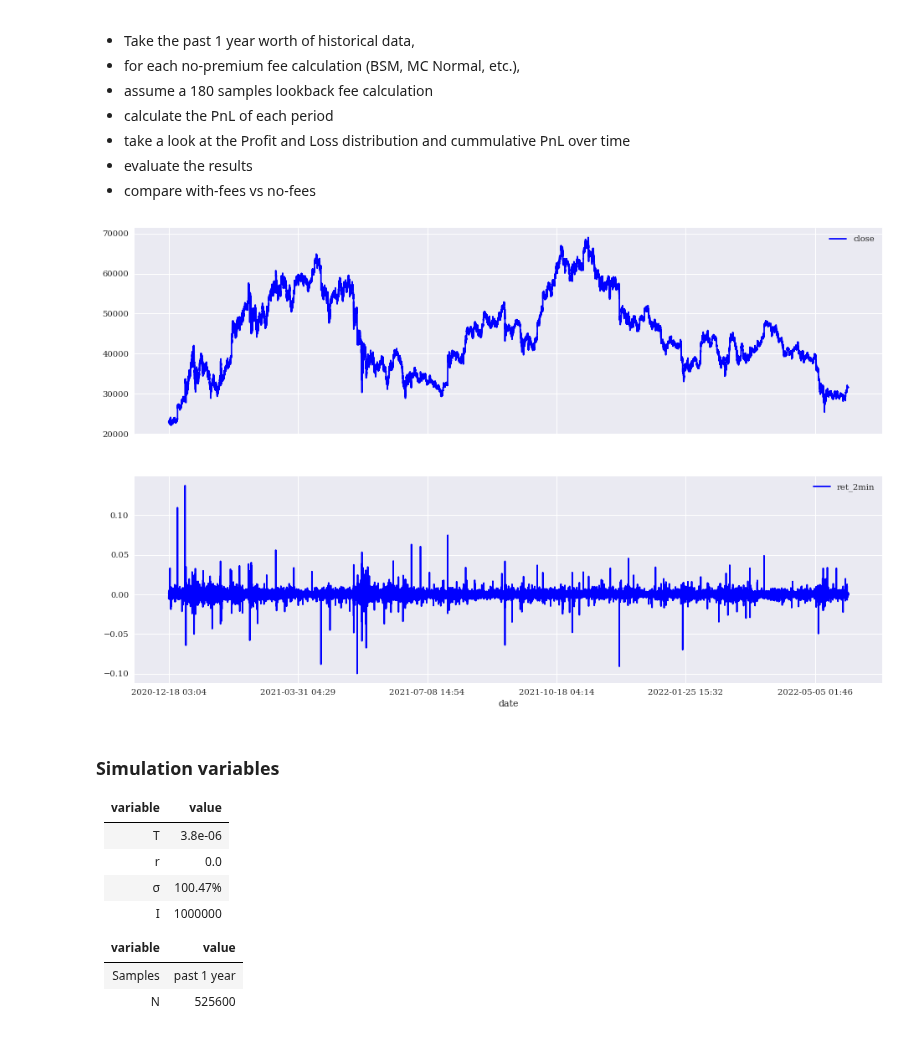
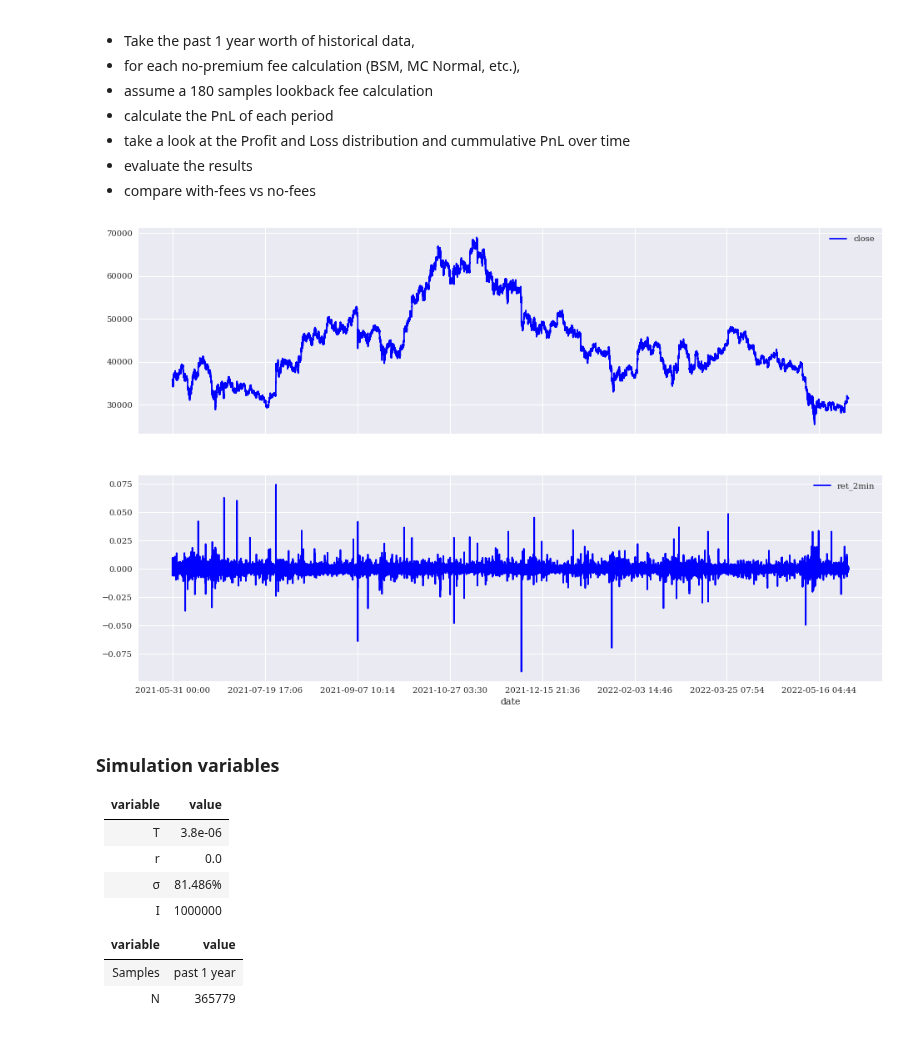
Before and after one commit to sebastienverreault/option_risk_analysis2, a Jupyter notebook: pnl_historical_simulation.ipynb, the cells around one changed output. Saved outputs shown, nothing was run; the diff lists cells and outputs as text; code cells hidden in the pictures.

```diff
--- a/pnl_historical_simulation.ipynb
+++ b/pnl_historical_simulation.ipynb
@@ -97,7 +97,7 @@ def mc_no_premium_call_option_fee(S0, T, sigma, I):
         K_at_money = S0
 
         # underlying price vector at maturity
-        mc_rng = default_rng()
+        mc_rng = default_rng(99)
         ST = S0 * np.exp((r - sigma ** 2 / 2) * T + sigma * math.sqrt(T) * mc_rng.standard_normal(I))
 
         def mc_premium(K):
@@ -142,7 +142,7 @@ def mc_laplace_no_premium_call_option_fee(S0, T, sample, I):
         K_at_money = S0
 
         # underlying price vector at maturity
-        mc_rng = default_rng()
+        mc_rng = default_rng(99)
         ST = S0 * np.exp(laplace.rvs(loc, scale, size=I, random_state=99))
 
         def mc_premium(K):
@@ -187,7 +187,7 @@ def mc_student_t_no_premium_call_option_fee(S0, T, sample, I):
         K_at_money = S0
 
         # underlying price vector at maturity
-        mc_rng = default_rng()
+        mc_rng = default_rng(99)
         ST = S0 * np.exp(student_t.rvs(df, tloc, tscale, size=I, random_state=99))
 
         def mc_premium(K):
@@ -224,11 +224,14 @@ def mc_student_t_no_premium_call_option_fee(S0, T, sample, I):
 # Data set
 btcusd_1min = pd.read_csv("./BTCUSD.csv", sep=",", header=0, names=["date","open","high","low","close"], index_col="date")
 
+# Using the past year only
+# nb_2min_in_1y = 365*24*60
+# ret_2min = btcusd_1min['ret_2min'][-nb_2min_in_1y:]
+btcusd_1min = btcusd_1min.truncate(before='2021-05-31')
+
+# calc 2min log-returns
 btcusd_1min['ret_2min'] = np.log(btcusd_1min['close'] / btcusd_1min['close'].shift(2))
-
-# Using the past year only
-nb_2min_in_1y = 365*24*60
-ret_2min = btcusd_1min['ret_2min'][-nb_2min_in_1y:]
+ret_2min = btcusd_1min['ret_2min']
 
 # the 2-min vol
 vol_2min = ret_2min.std()
@@ -238,11 +241,11 @@ nb_2min_per_year = 60/2 * 24 * 365.25
 vol_ann = vol_2min * sqrt(nb_2min_per_year)
 # %%
 
-btcusd_1min[['close', 'ret_2min']][-nb_2min_in_1y:].plot(subplots=True, style='b', figsize=(16, 10))
+btcusd_1min[['close', 'ret_2min']].plot(subplots=True, style='b', figsize=(16, 10))
 
 plt.show()
 # %% [output]
-[figure, old version]
+[figure, new version]
 # %%
 
 # risk free rate (no present value discounting)
@@ -258,7 +261,7 @@ sigma = vol_ann
 I = 1_000_000
 
 # sample size
-N = nb_2min_in_1y
+N = btcusd_1min['close'].size
 
 header = '''|variable|value|
 |:-:|-:|'''
@@ -285,12 +288,12 @@ md(f"""### Simulation variables
 |:-:|-:|
 |T|3.8e-06|
 |r|0.0|
-|σ|100.47%|
+|σ|81.486%|
 |I|1000000|
 
 |variable|value|
 |:-:|-:|
 |Samples| past 1 year|
-|N|525600|
+|N|365779|
 # %%
 
```
Also changed, not shown: parts of 13 cells of this notebook, 1 other file.
